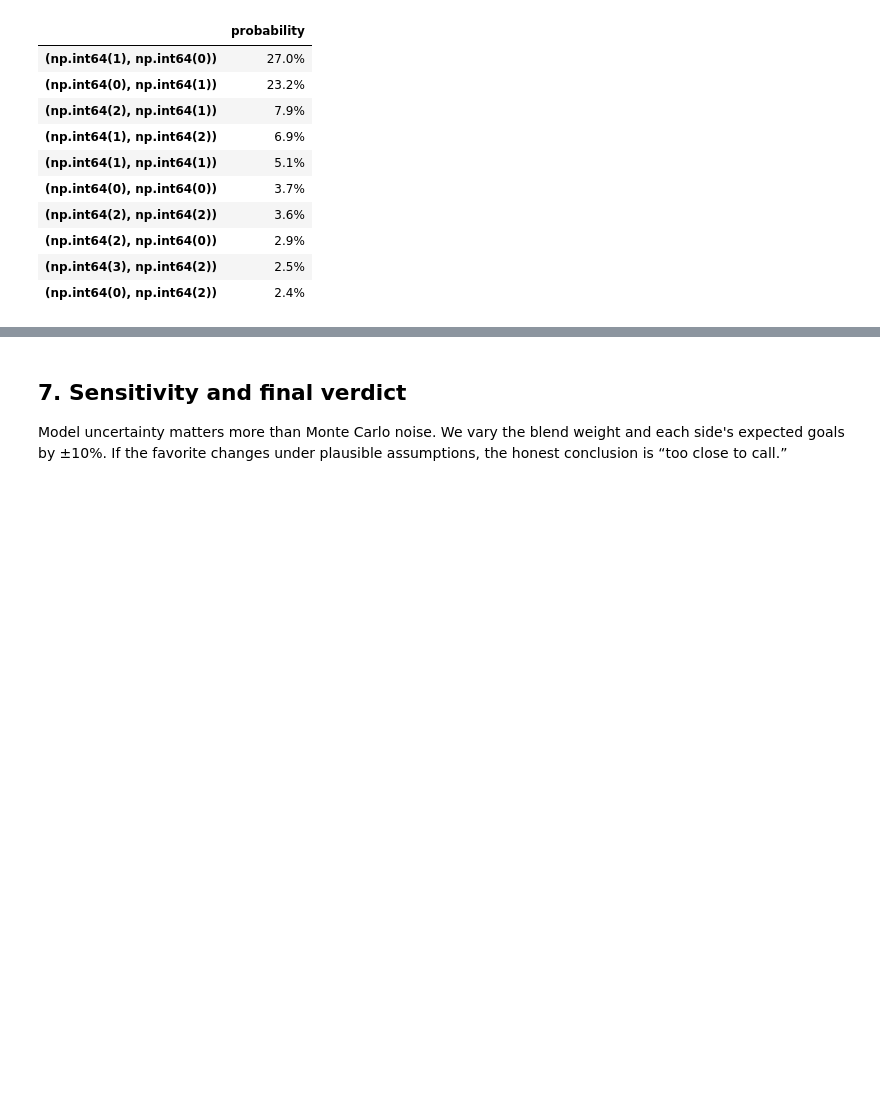
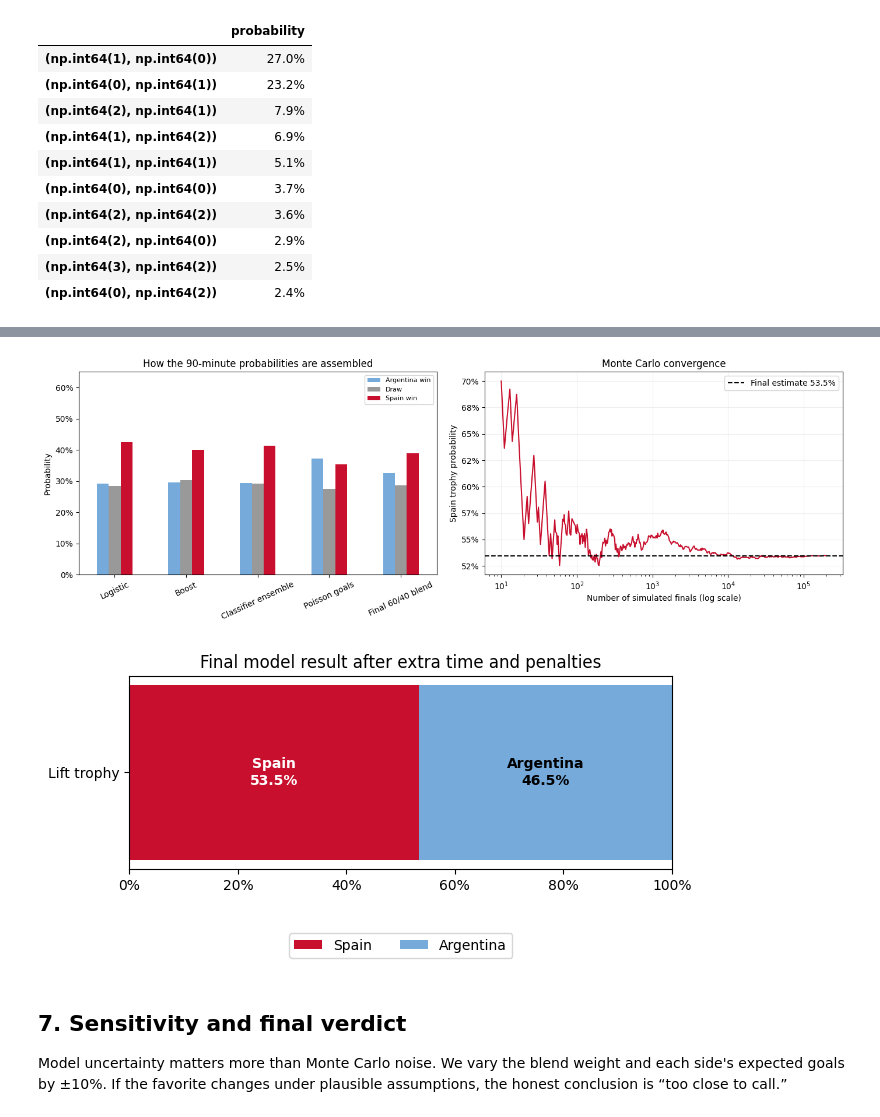
Before and after one commit to maxmatkovski/WorldCup, a Jupyter notebook: world_cup_final_prediction.ipynb, the cells around one changed output, grey strips where cells are left out. Saved outputs shown, nothing was run; the diff lists cells and outputs as text; code cells hidden in the pictures; blank space fills up the shorter version.

```diff
--- a/world_cup_final_prediction.ipynb
+++ b/world_cup_final_prediction.ipynb
@@ -484,3 +557,31 @@ Most common simulated final scores (after ET when needed):
+# %%
+all_probs=pd.DataFrame({
+ 'Logistic':pf_log,'Boost':pf_boost,'Classifier ensemble':outcome90,
+ 'Poisson goals':poisson90,'Final 60/40 blend':blend90
+},index=['Argentina win','Draw','Spain win'])
+fig,(ax1,ax2)=plt.subplots(1,2,figsize=(14,4.8))
+all_probs.T.plot.bar(ax=ax1,color=['#75aadb','#999999','#c8102e'],rot=25)
+ax1.set(title='How the 90-minute probabilities are assembled',ylabel='Probability',ylim=(0,.65))
+ax1.yaxis.set_major_formatter(lambda x,pos:f'{x:.0%}'); ax1.legend(fontsize=8)
+
+running=np.cumsum(spain_wins)/np.arange(1,N+1)
+checkpoints=np.unique(np.geomspace(10,N,500).astype(int))-1
+ax2.plot(checkpoints+1,running[checkpoints],color='#c8102e')
+ax2.axhline(running[-1],color='black',ls='--',label=f'Final estimate {running[-1]:.1%}')
+ax2.set(xscale='log',title='Monte Carlo convergence',xlabel='Number of simulated finals (log scale)',ylabel='Spain trophy probability')
+ax2.yaxis.set_major_formatter(lambda x,pos:f'{x:.0%}'); ax2.grid(alpha=.2); ax2.legend()
+plt.tight_layout(); plt.show()
+
+fig,ax=plt.subplots(figsize=(7,2.5))
+ax.barh(['Lift trophy'],[winner['Spain']],color='#c8102e',label='Spain')
+ax.barh(['Lift trophy'],[winner['Argentina']],left=[winner['Spain']],color='#75aadb',label='Argentina')
+ax.text(winner['Spain']/2,0,f"Spain\n{winner['Spain']:.1%}",ha='center',va='center',color='white',weight='bold')
+ax.text(winner['Spain']+winner['Argentina']/2,0,f"Argentina\n{winner['Argentina']:.1%}",ha='center',va='center',weight='bold')
+ax.set(xlim=(0,1),title='Final model result after extra time and penalties'); ax.xaxis.set_major_formatter(lambda x,pos:f'{x:.0%}')
+ax.legend(loc='lower center',bbox_to_anchor=(.5,-.5),ncol=2); plt.show()
+# %% [output]
+[figure, added]
+[figure, added]
 # %% [markdown]
 ## 7. Sensitivity and final verdict
 
```
Also changed, not shown: parts of 10 cells of this notebook, 1 other file.
